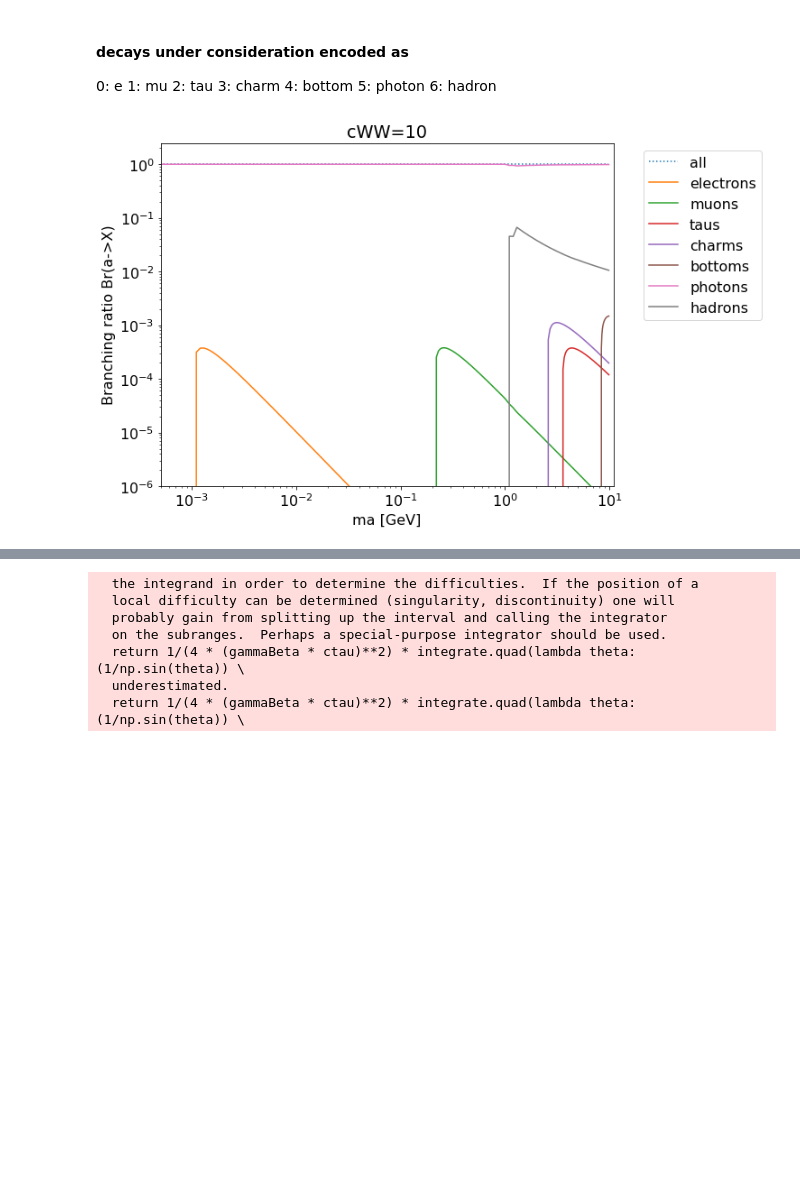
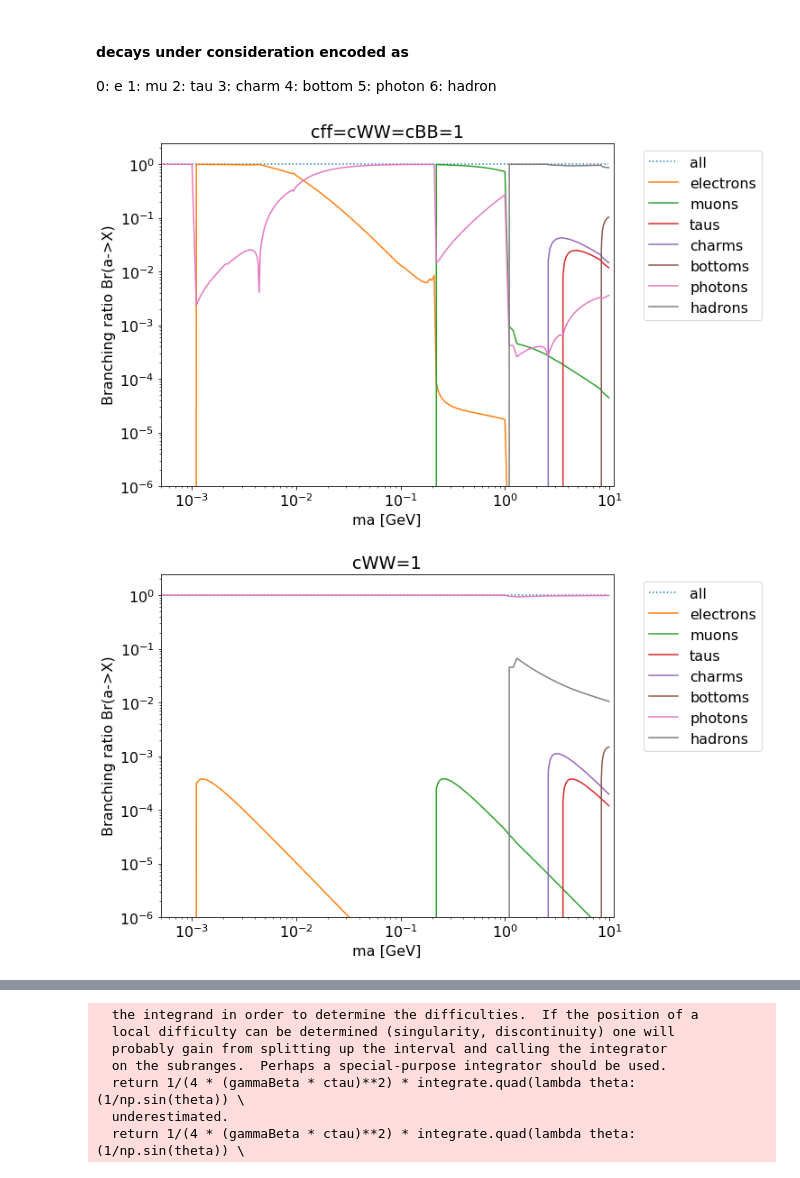
Before and after one commit to anasthesia/alps-BelleII, a Jupyter notebook: python/alps-visible-BelleII.ipynb, the cells around one changed output, grey strips where cells are left out. Cells and saved outputs as stored; diff of their text form; code cells hidden in the pictures; blank space fills up the shorter version.

```diff
--- a/python/alps-visible-BelleII.ipynb
+++ b/python/alps-visible-BelleII.ipynb
@@ -1162,16 +1153,17 @@ def plotGen(inputarray,lineScatterFillORPolygon,color,linewidthORmarkersize,*arg
 # %%
 cffPlot=1
-cWWPlot=10
+cWWPlot=1
 
 
-# figBRcffEqcWWEqcBB=brsALP(cffPlot,-cffPlot,-cffPlot,cffPlot,-cffPlot,0,cffPlot,cffPlot,\
-#                           'cff=cWW=cBB={}'.format(cffPlot),10**3)
-# figBRcffEqcWWEqcBB.savefig('plots/cff=cWW=cBB={}'.format(cffPlot), dpi=300, bbox_inches='tight')
+figBRcffEqcWWEqcBB=brsALP(cffPlot,-cffPlot,-cffPlot,cffPlot,-cffPlot,0,cffPlot,cffPlot,\
+                          'cff=cWW=cBB={}'.format(cffPlot),10**3)
+figBRcffEqcWWEqcBB.savefig('plots/cff=cWW=cBB={}'.format(cffPlot), dpi=300, bbox_inches='tight')
 
 figBRcWW=brsALP(0,0,0,0,0,0,cWWPlot,0,'cWW={}'.format(cWWPlot),10**3)
-figBRcWW.savefig('plots/cWW={}'.format(cffPlot), dpi=300, Xbbox_inches='tight')
+figBRcWW.savefig('plots/cWW={}'.format(cffPlot), dpi=300, bbox_inches='tight')
 
-# figBRcff=brsALP(cffPlot,-cffPlot,-cffPlot,cffPlot,-cffPlot,0,0,0,'cff={}'.format(cffPlot),10**3)
-# figBRcff.savefig('plotscff={}'.format(cffPlot), dpi=300, bbox_inches='tight')
+figBRcff=brsALP(cffPlot,-cffPlot,-cffPlot,cffPlot,-cffPlot,0,0,0,'cff={}'.format(cffPlot),10**3)
+figBRcff.savefig('plots/cff={}'.format(cffPlot), dpi=300, bbox_inches='tight')
 # %% [output]
-[figure, old version]
+[figure, new version]
+[figure, added]
```
Also changed, not shown: parts of 41 cells of this notebook, 1 other file.
